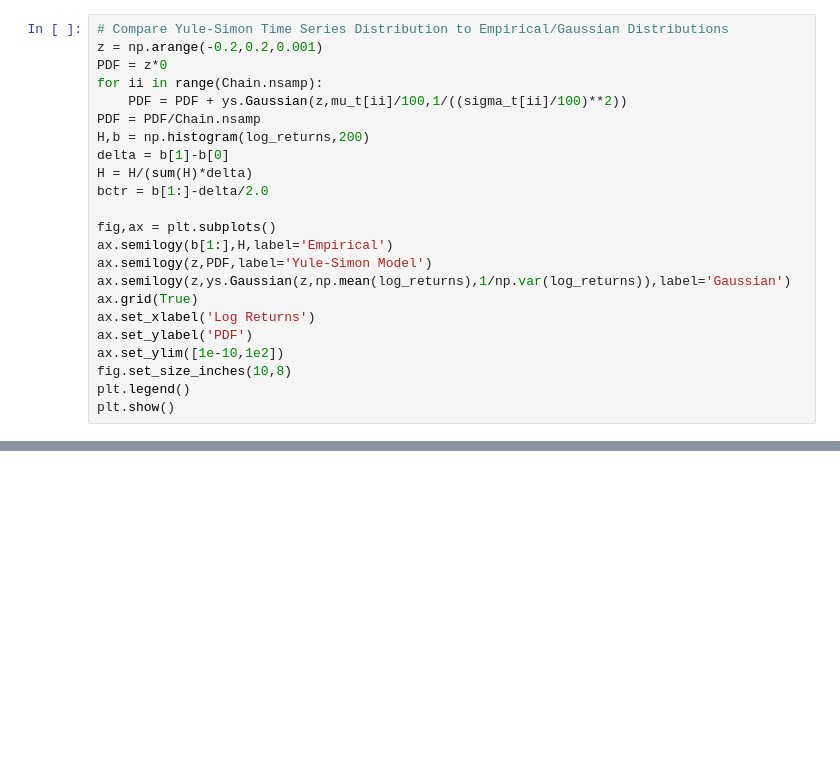
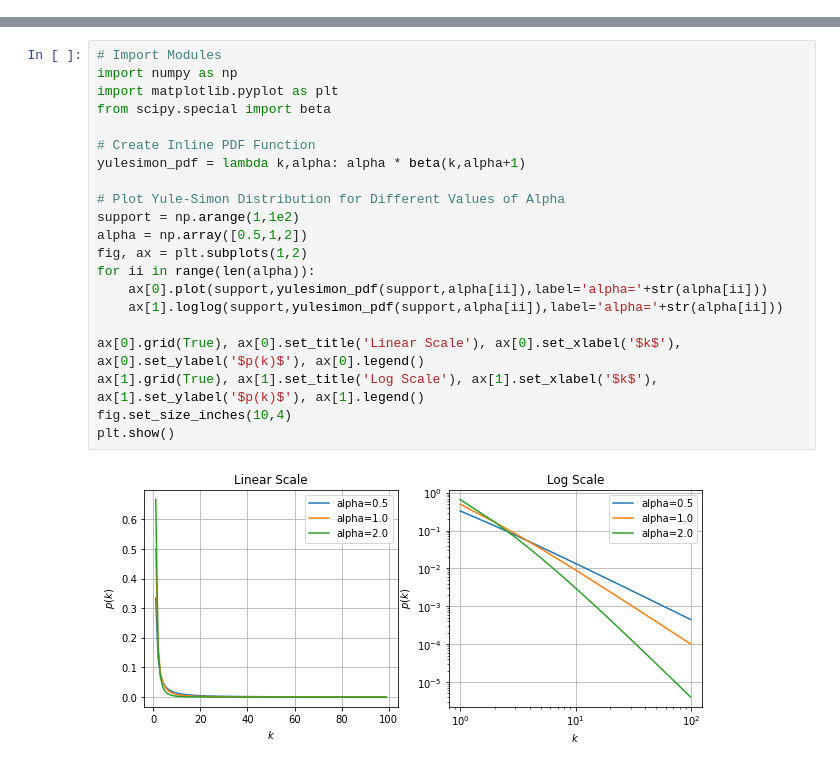
Before and after one commit to AsherHensley/yulesimon, a Jupyter notebook: tutorial.ipynb, the cells around one changed output, grey strips where cells are left out. Saved outputs shown, nothing was run; the diff lists cells and outputs as text; blank space fills up the shorter version.

```diff
--- a/tutorial.ipynb
+++ b/tutorial.ipynb
@@ -135,23 +0,0 @@ plt.show()
-# %%
-# Compare Yule-Simon Time Series Distribution to Empirical/Gaussian Distributions
-z = np.arange(-0.2,0.2,0.001)
-PDF = z*0
-for ii in range(Chain.nsamp):
-    PDF = PDF + ys.Gaussian(z,mu_t[ii]/100,1/((sigma_t[ii]/100)**2))
-PDF = PDF/Chain.nsamp
-H,b = np.histogram(log_returns,200)
-delta = b[1]-b[0]
-H = H/(sum(H)*delta)
-bctr = b[1:]-delta/2.0
-
-fig,ax = plt.subplots()
-ax.semilogy(b[1:],H,label='Empirical')
-ax.semilogy(z,PDF,label='Yule-Simon Model')
-ax.semilogy(z,ys.Gaussian(z,np.mean(log_returns),1/np.var(log_returns)),label='Gaussian')
-ax.grid(True)
-ax.set_xlabel('Log Returns')
-ax.set_ylabel('PDF')
-ax.set_ylim([1e-10,1e2])
-fig.set_size_inches(10,8)
-plt.legend()
-plt.show()
@@ -159,0 +23,23 @@ plt.show()
+# %%
+# Import Modules
+import numpy as np
+import matplotlib.pyplot as plt
+from scipy.special import beta
+
+# Create Inline PDF Function
+yulesimon_pdf = lambda k,alpha: alpha * beta(k,alpha+1)
+
+# Plot Yule-Simon Distribution for Different Values of Alpha
+support = np.arange(1,1e2)
+alpha = np.array([0.5,1,2])
+fig, ax = plt.subplots(1,2)
+for ii in range(len(alpha)):
+    ax[0].plot(support,yulesimon_pdf(support,alpha[ii]),label='alpha='+str(alpha[ii]))
+    ax[1].loglog(support,yulesimon_pdf(support,alpha[ii]),label='alpha='+str(alpha[ii]))
+
+ax[0].grid(True), ax[0].set_title('Linear Scale'), ax[0].set_xlabel('$k$'), ax[0].set_ylabel('$p(k)$'), ax[0].legend()
+ax[1].grid(True), ax[1].set_title('Log Scale'), ax[1].set_xlabel('$k$'), ax[1].set_ylabel('$p(k)$'), ax[1].legend()
+fig.set_size_inches(10,4)
+plt.show()
+# %% [output]
+[figure, added]
```
Also changed, not shown: parts of 58 cells of this notebook.
